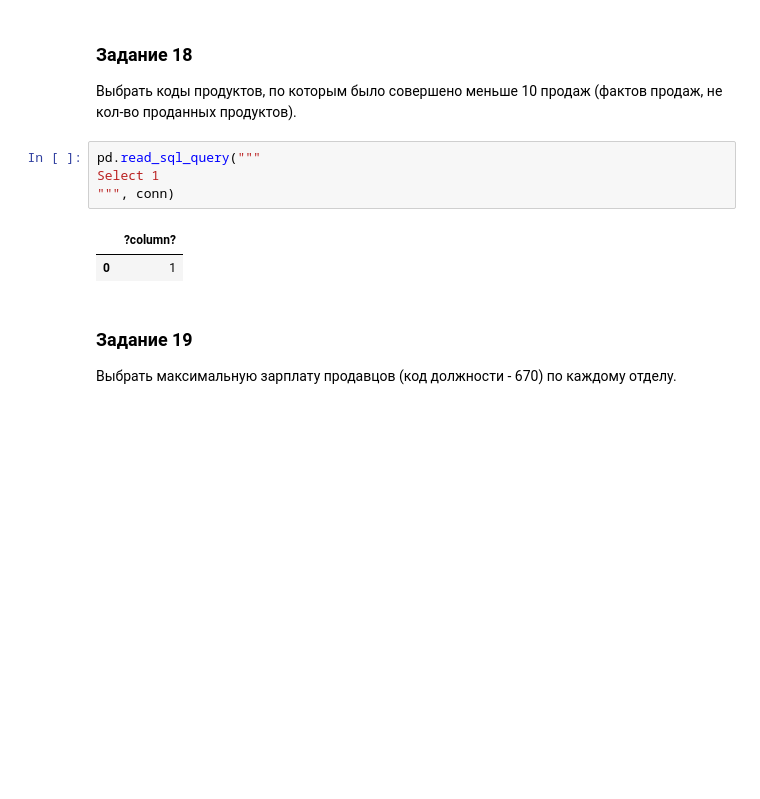
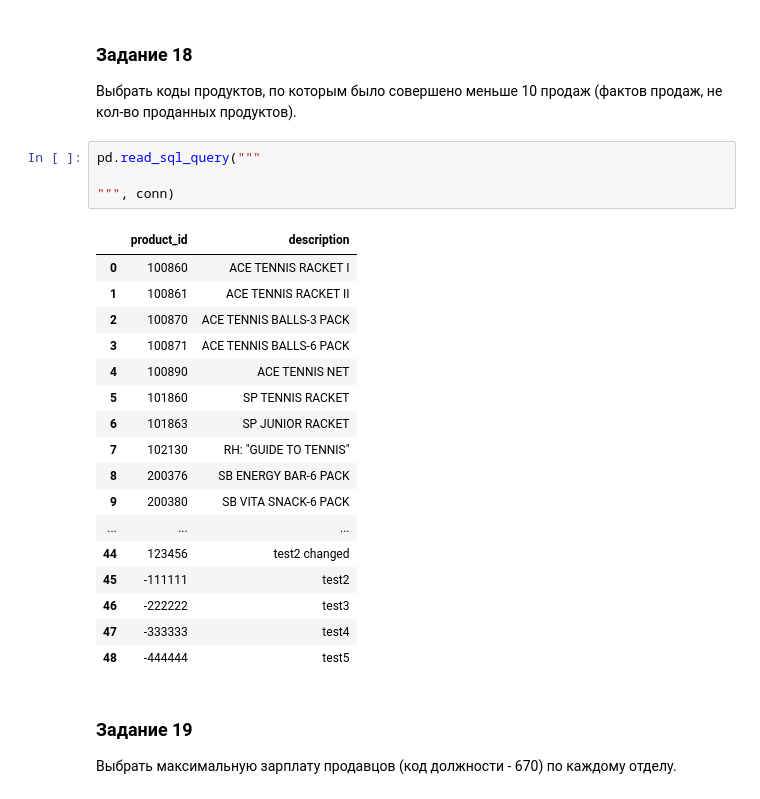
Before and after one commit to Ed00107/sbd1, a Jupyter notebook: Большое_ДЗ_1.ipynb, the cells around one changed output. Drawn from its saved outputs; the diff is of its cells as text; blank space fills up the shorter version.

```diff
--- a/Большое_ДЗ_1.ipynb
+++ b/Большое_ДЗ_1.ipynb
@@ -407,11 +416,26 @@ Select 1
 Выбрать коды продуктов, по которым было совершено меньше 10 продаж (фактов продаж, не кол-во проданных продуктов).
 # %%
 pd.read_sql_query("""
-Select 1
+
 """, conn)
 # %% [output]
-|  | ?column? |
-| 0 | 1 |
+|  | product_id | description |
+| 0 | 100860 | ACE TENNIS RACKET I |
+| 1 | 100861 | ACE TENNIS RACKET II |
+| 2 | 100870 | ACE TENNIS BALLS-3 PACK |
+| 3 | 100871 | ACE TENNIS BALLS-6 PACK |
+| 4 | 100890 | ACE TENNIS NET |
+| 5 | 101860 | SP TENNIS RACKET |
+| 6 | 101863 | SP JUNIOR RACKET |
+| 7 | 102130 | RH: "GUIDE TO TENNIS" |
+| 8 | 200376 | SB ENERGY BAR-6 PACK |
+| 9 | 200380 | SB VITA SNACK-6 PACK |
+| ... | ... | ... |
+| 44 | 123456 | test2 changed |
+| 45 | -111111 | test2 |
+| 46 | -222222 | test3 |
+| 47 | -333333 | test4 |
+| 48 | -444444 | test5 |
 # %% [markdown]
 ### Задание 19
 Выбрать максимальную зарплату продавцов (код должности - 670) по каждому отделу.
```
Also changed, not shown: parts of 5 cells of this notebook.
